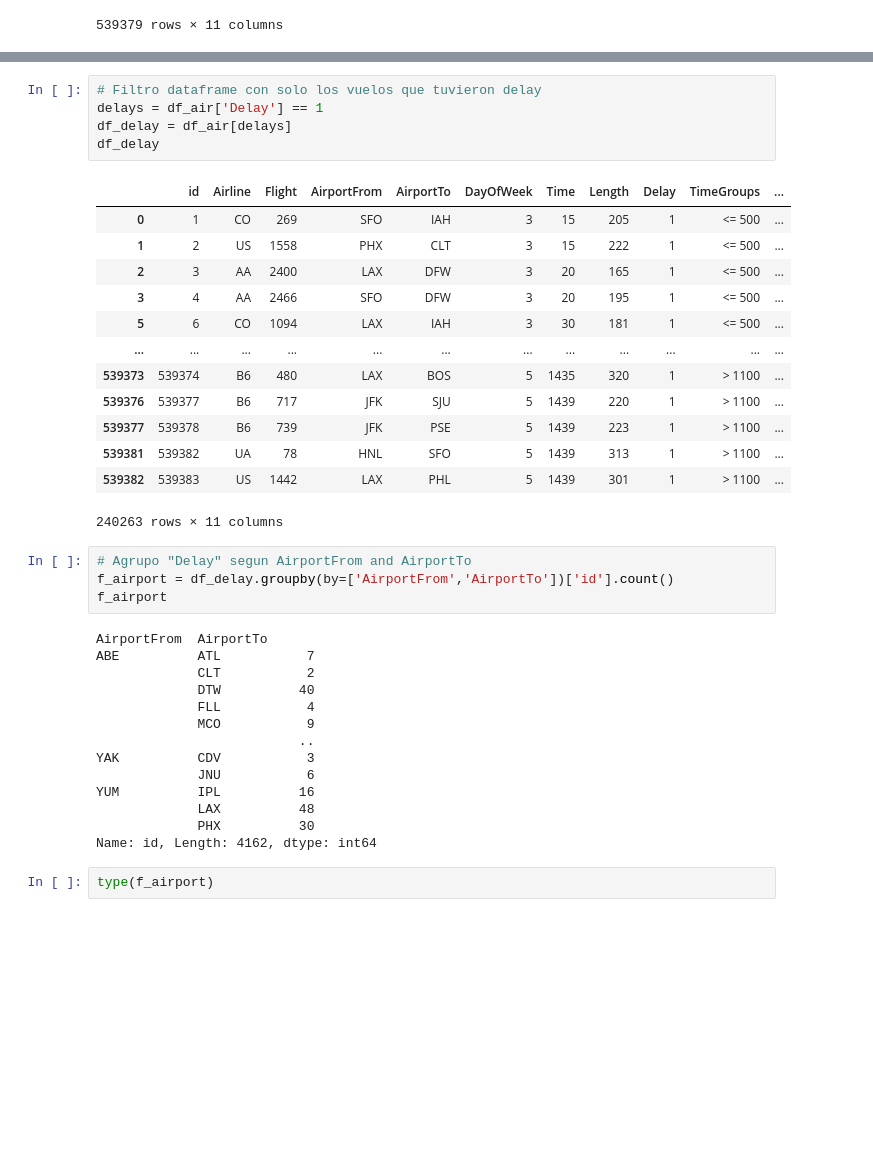
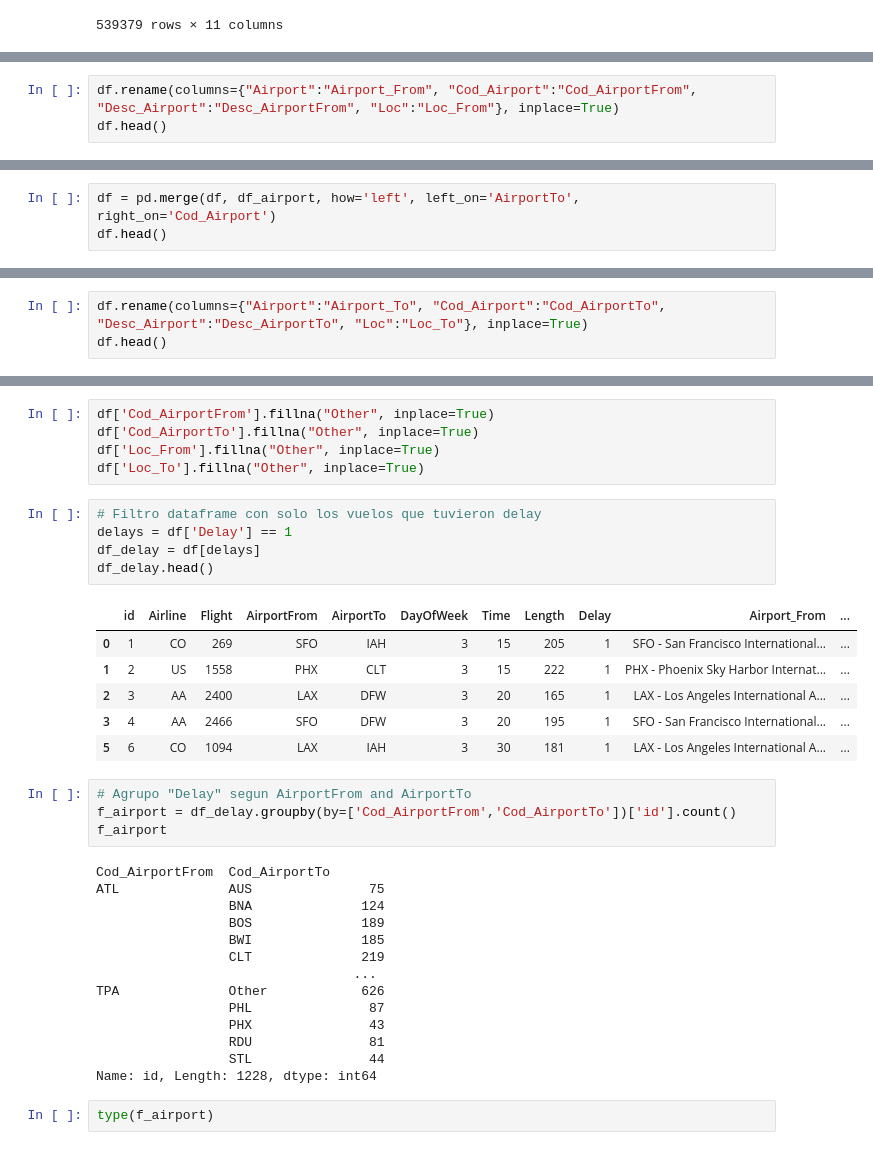
Before and after one commit to natijohansen/TP_DataScience, a Jupyter notebook: Test.ipynb, the cells around one changed output, grey strips where cells are left out. Cells and saved outputs as stored; diff of their text form; blank space fills up the shorter version.

```diff
--- a/Test.ipynb
+++ b/Test.ipynb
@@ -64,0 +91,3 @@ df_air
+# %%
+df.rename(columns={"Airport":"Airport_From", "Cod_Airport":"Cod_AirportFrom", "Desc_Airport":"Desc_AirportFrom", "Loc":"Loc_From"}, inplace=True)
+df.head()
@@ -64,0 +101,3 @@ df_air
+# %%
+df = pd.merge(df, df_airport, how='left', left_on='AirportTo', right_on='Cod_Airport')
+df.head()
@@ -64,0 +111,3 @@ df_air
+# %%
+df.rename(columns={"Airport":"Airport_To", "Cod_Airport":"Cod_AirportTo", "Desc_Airport":"Desc_AirportTo", "Loc":"Loc_To"}, inplace=True)
+df.head()
@@ -65,40 +121,38 @@ df_air
+# %%
+df['Cod_AirportFrom'].fillna("Other", inplace=True)
+df['Cod_AirportTo'].fillna("Other", inplace=True)
+df['Loc_From'].fillna("Other", inplace=True)
+df['Loc_To'].fillna("Other", inplace=True)
 # %%
 # Filtro dataframe con solo los vuelos que tuvieron delay
-delays = df_air['Delay'] == 1
-df_delay = df_air[delays]
-df_delay
+delays = df['Delay'] == 1
+df_delay = df[delays]
+df_delay.head()
 # %% [output]
-|  | id | Airline | Flight | AirportFrom | AirportTo | DayOfWeek | Time | Length | Delay | TimeGroups | ... |
-| 0 | 1 | CO | 269 | SFO | IAH | 3 | 15 | 205 | 1 | <= 500 | ... |
-| 1 | 2 | US | 1558 | PHX | CLT | 3 | 15 | 222 | 1 | <= 500 | ... |
-| 2 | 3 | AA | 2400 | LAX | DFW | 3 | 20 | 165 | 1 | <= 500 | ... |
-| 3 | 4 | AA | 2466 | SFO | DFW | 3 | 20 | 195 | 1 | <= 500 | ... |
-| 5 | 6 | CO | 1094 | LAX | IAH | 3 | 30 | 181 | 1 | <= 500 | ... |
-| ... | ... | ... | ... | ... | ... | ... | ... | ... | ... | ... | ... |
-| 539373 | 539374 | B6 | 480 | LAX | BOS | 5 | 1435 | 320 | 1 | > 1100 | ... |
-| 539376 | 539377 | B6 | 717 | JFK | SJU | 5 | 1439 | 220 | 1 | > 1100 | ... |
-| 539377 | 539378 | B6 | 739 | JFK | PSE | 5 | 1439 | 223 | 1 | > 1100 | ... |
-| 539381 | 539382 | UA | 78 | HNL | SFO | 5 | 1439 | 313 | 1 | > 1100 | ... |
-| 539382 | 539383 | US | 1442 | LAX | PHL | 5 | 1439 | 301 | 1 | > 1100 | ... |
+|  | id | Airline | Flight | AirportFrom | AirportTo | DayOfWeek | Time | Length | Delay | Airport_From | ... |
+| 0 | 1 | CO | 269 | SFO | IAH | 3 | 15 | 205 | 1 | SFO - San Francisco International... | ... |
+| 1 | 2 | US | 1558 | PHX | CLT | 3 | 15 | 222 | 1 | PHX - Phoenix Sky Harbor Internat... | ... |
+| 2 | 3 | AA | 2400 | LAX | DFW | 3 | 20 | 165 | 1 | LAX - Los Angeles International A... | ... |
+| 3 | 4 | AA | 2466 | SFO | DFW | 3 | 20 | 195 | 1 | SFO - San Francisco International... | ... |
+| 5 | 6 | CO | 1094 | LAX | IAH | 3 | 30 | 181 | 1 | LAX - Los Angeles International A... | ... |
-240263 rows × 11 columns
 # %%
 # Agrupo "Delay" segun AirportFrom and AirportTo
-f_airport = df_delay.groupby(by=['AirportFrom','AirportTo'])['id'].count()
+f_airport = df_delay.groupby(by=['Cod_AirportFrom','Cod_AirportTo'])['id'].count()
 f_airport
 # %% [output]
-AirportFrom  AirportTo
-ABE          ATL           7
-             CLT           2
-             DTW          40
-             FLL           4
-             MCO           9
-                          ..
-YAK          CDV           3
-             JNU           6
-YUM          IPL          16
-             LAX          48
-             PHX          30
-Name: id, Length: 4162, dtype: int64
+Cod_AirportFrom  Cod_AirportTo
+ATL              AUS               75
+                 BNA              124
+                 BOS              189
+                 BWI              185
+                 CLT              219
+                                 ...
+TPA              Other            626
+                 PHL               87
+                 PHX               43
+                 RDU               81
+                 STL               44
+Name: id, Length: 1228, dtype: int64
 # %%
 type(f_airport)
 # %% [output]
```
Also changed, not shown: parts of 13 cells of this notebook, 2 other files.
